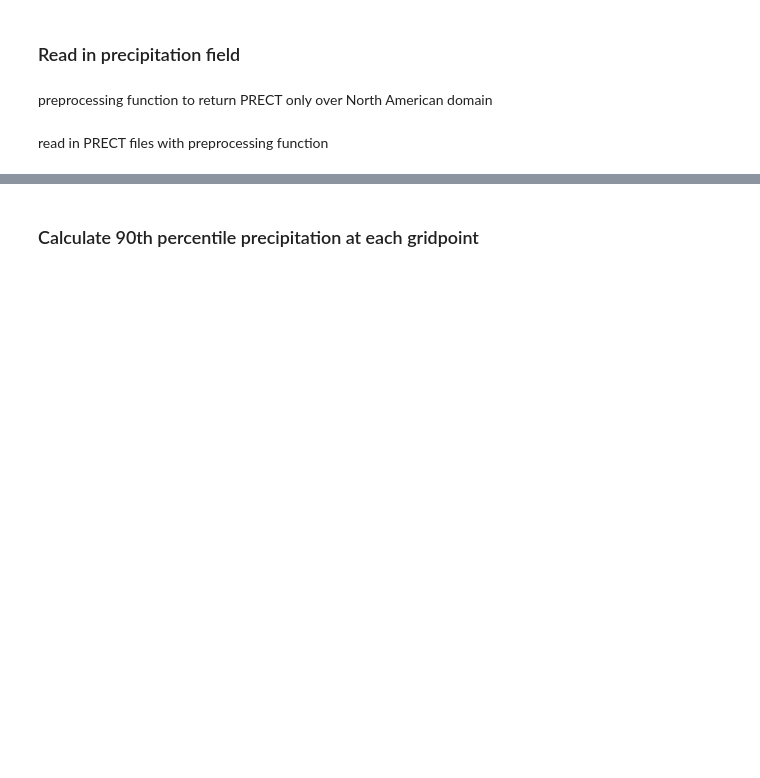
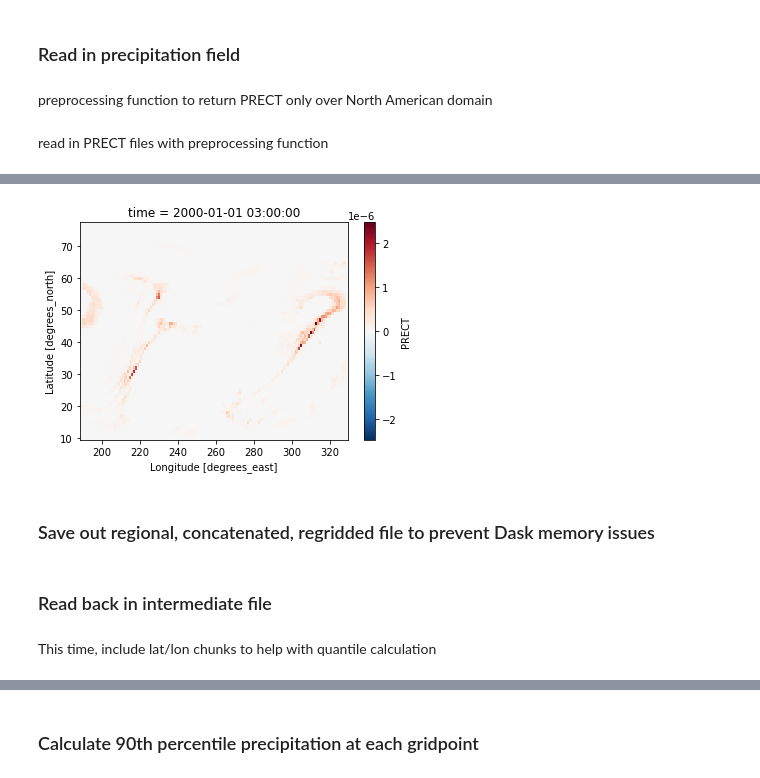
Before and after one commit to katiedagon/ML-extremes, a Jupyter notebook: notebooks/FrontsAnalysis_PEx.ipynb, the cells around one changed output, grey strips where cells are left out. Saved outputs shown, nothing was run; the diff lists cells and outputs as text; code cells hidden in the pictures; blank space fills up the shorter version.

```diff
--- a/notebooks/FrontsAnalysis_PEx.ipynb
+++ b/notebooks/FrontsAnalysis_PEx.ipynb
@@ -95,0 +290,3 @@ area: area
+# %%
+%%time
+regridder = xe.Regridder(PRECT, allfronts, 'bilinear')
@@ -95,0 +306,3 @@ area: area
+# %%
+%%time
+PRECT_1deg = regridder(PRECT)
@@ -95,0 +345,7 @@ area: area
+# %%
+# low res (1deg)
+PRECT_1deg.isel(time=0).plot();
+# %% [output]
+[figure, added]
+# %% [markdown]
+### Save out regional, concatenated, regridded file to prevent Dask memory issues
@@ -95,0 +354,4 @@ area: area
+# %% [markdown]
+### Read back in intermediate file
+# %% [markdown]
+This time, include lat/lon chunks to help with quantile calculation
```
Also changed, not shown: parts of 68 cells of this notebook, 3 other files.
